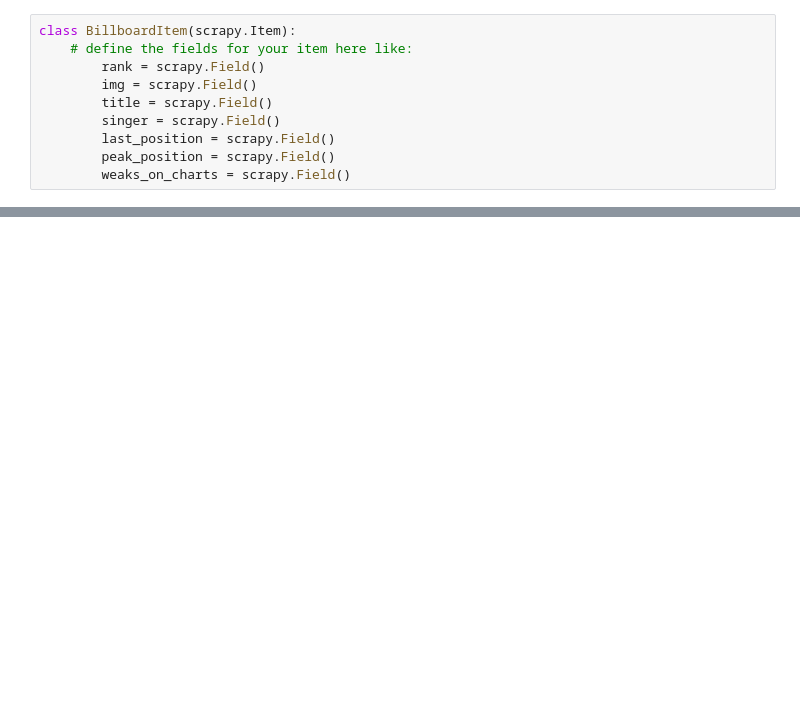
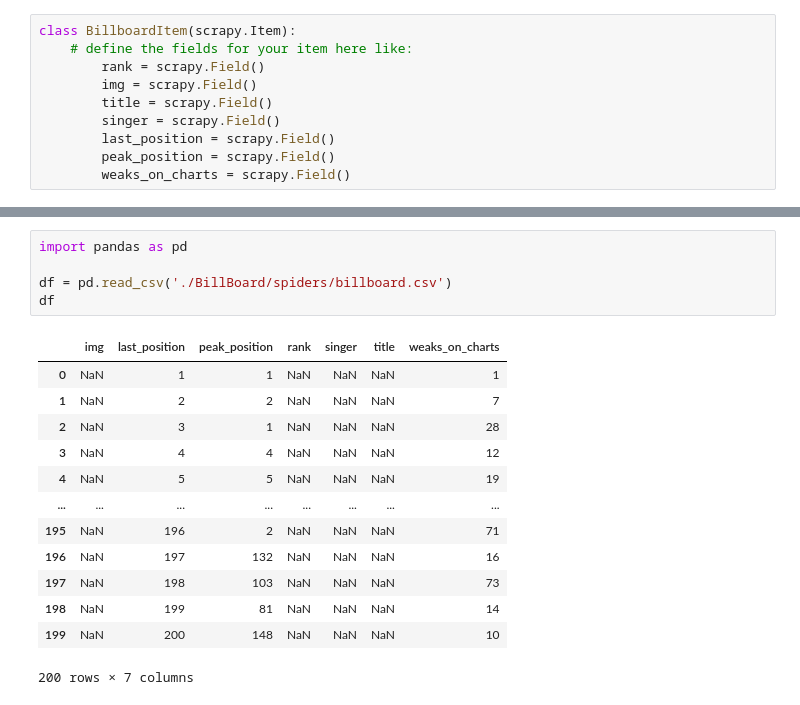
Before and after one commit to Hassan60200/BillBoardPython, a Jupyter notebook: BillBoard/group_10.ipynb, the cells around one changed output, grey strips where cells are left out. Saved outputs shown, nothing was run; the diff lists cells and outputs as text; blank space fills up the shorter version.

Commit message:
scrapp 3 colunms from website billboard

```diff
--- a/BillBoard/group_10.ipynb
+++ b/BillBoard/group_10.ipynb
@@ -37,0 +70,19 @@ class BillboardSpider(scrapy.Spider):
+# %%
+import pandas as pd
+
+df = pd.read_csv('./BillBoard/spiders/billboard.csv')
+df
+# %% [output]
+|  | img | last_position | peak_position | rank | singer | title | weaks_on_charts |
+| 0 | NaN | 1 | 1 | NaN | NaN | NaN | 1 |
+| 1 | NaN | 2 | 2 | NaN | NaN | NaN | 7 |
+| 2 | NaN | 3 | 1 | NaN | NaN | NaN | 28 |
+| 3 | NaN | 4 | 4 | NaN | NaN | NaN | 12 |
+| 4 | NaN | 5 | 5 | NaN | NaN | NaN | 19 |
+| ... | ... | ... | ... | ... | ... | ... | ... |
+| 195 | NaN | 196 | 2 | NaN | NaN | NaN | 71 |
+| 196 | NaN | 197 | 132 | NaN | NaN | NaN | 16 |
+| 197 | NaN | 198 | 103 | NaN | NaN | NaN | 73 |
+| 198 | NaN | 199 | 81 | NaN | NaN | NaN | 14 |
+| 199 | NaN | 200 | 148 | NaN | NaN | NaN | 10 |
+200 rows × 7 columns
```
Also changed, not shown: parts of 3 cells of this notebook, 2 other files.
